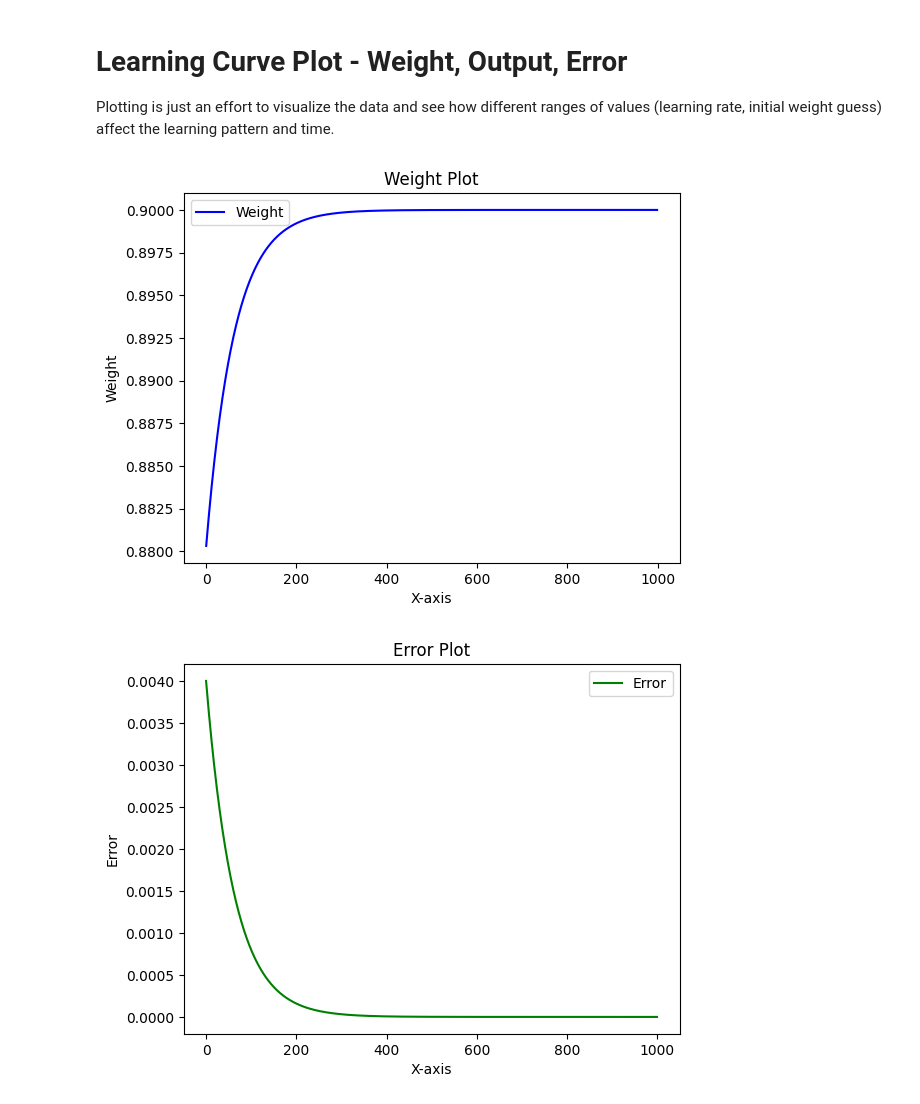
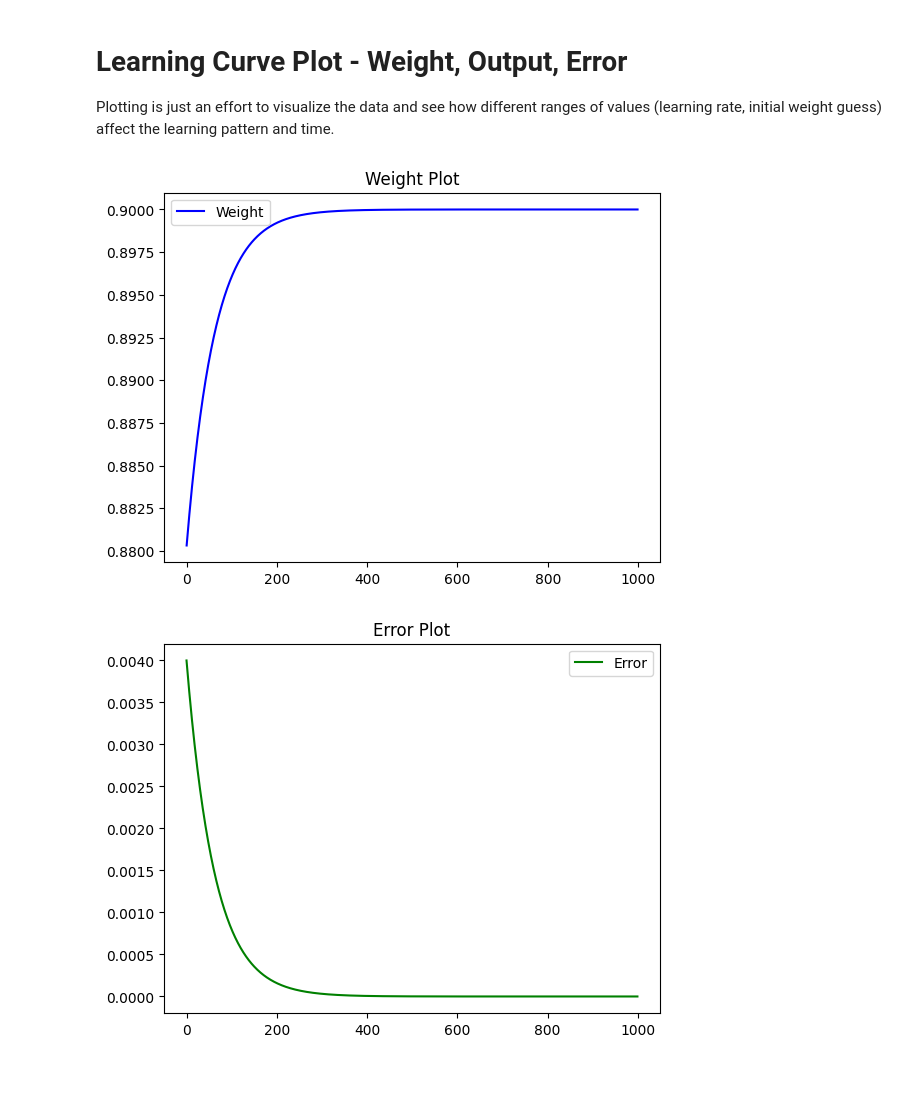
Before and after one commit to aitesam961/fuzzy-fishtick, a Jupyter notebook: perceptron_learning_v2.ipynb, the cells around one changed output. Drawn from its saved outputs; the diff is of its cells as text; code cells hidden in the pictures; blank space fills up the shorter version.

```diff
--- a/perceptron_learning_v2.ipynb
+++ b/perceptron_learning_v2.ipynb
@@ -79,33 +79,27 @@ Plotting is just an effort to visualize the data and see how different ranges of
 # %%
 import matplotlib.pyplot as plt
 x_values = list(range(1000))
 
 # plotting only the first 1000 iterations where the results actually change. Only to visualize the difference
 plt.figure(1)
 plt.plot(x_values, weight_array[:1000], color='blue', label='Weight')
-plt.xlabel('X-axis')
-plt.ylabel('Weight')
 plt.title('Weight Plot')
 plt.legend()
 plt.show()
 
 
 plt.figure(2)
 plt.plot(x_values, error_array[:1000], color='green', label='Error')
-plt.xlabel('X-axis')
-plt.ylabel('Error')
 plt.title('Error Plot')
 plt.legend()
 plt.show()
 
 
 plt.figure(3)
 plt.plot(x_values, output_array[:1000], color='red', label='Output')
-plt.xlabel('X-axis')
-plt.ylabel('Output')
 plt.title('Output Plot')
 plt.legend()
 plt.show()
 # %% [output]
-[figure, old version]
+[figure, new version]
-[figure, old version]
+[figure, new version]
```
Also changed, not shown: parts of 1 cell of this notebook.
